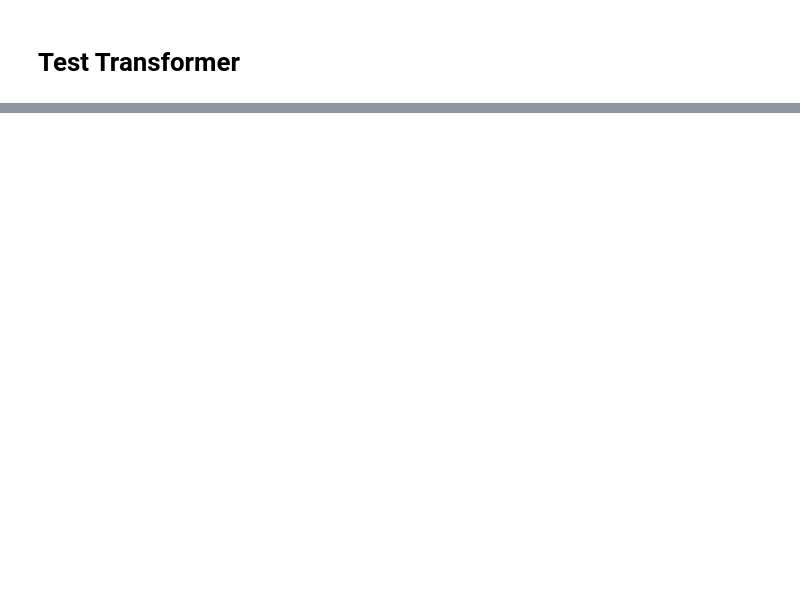
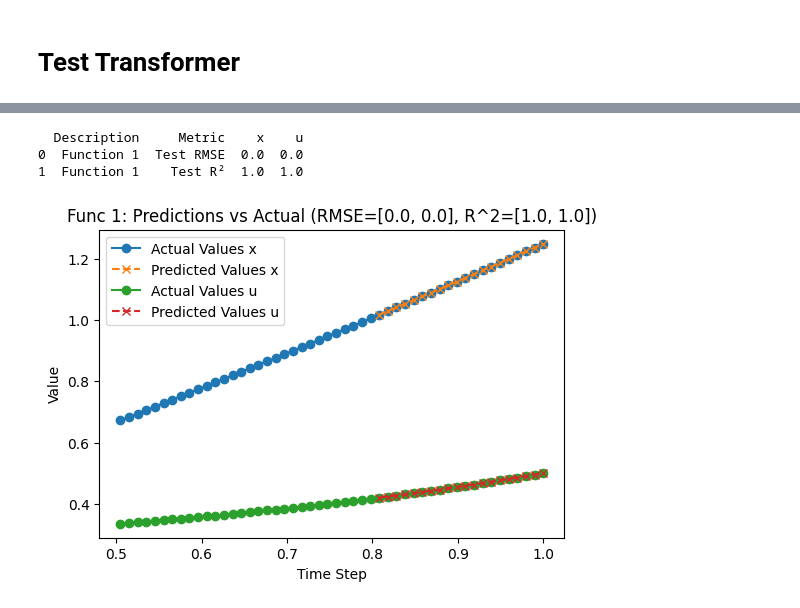
Before and after one commit to s-hallsworth/Transformer_Formulation, a Jupyter notebook: Optimal_Control_Toy/transformer2.ipynb, the cells around one changed output, grey strips where cells are left out. Saved outputs shown, nothing was run; the diff lists cells and outputs as text; code cells hidden in the pictures; blank space fills up the shorter version.

```diff
--- a/Optimal_Control_Toy/transformer2.ipynb
+++ b/Optimal_Control_Toy/transformer2.ipynb
@@ -129,9 +168,9 @@ print('x_train: ', x_train)
 # %%
 # Convert test and train data to tensors
-x_train_tensor = torch.tensor(x_train, dtype=torch.float32)
-y_train_tensor = torch.tensor(y_train, dtype=torch.float32)
-x_test_tensor = torch.tensor(x_test, dtype=torch.float32)
-y_test_tensor = torch.tensor(y_test, dtype=torch.float32)
+x_train_tensor = torch.tensor(x_train, dtype=torch.float32).transpose(1,2)
+y_train_tensor = torch.tensor(y_train, dtype=torch.float32).transpose(1,2)
+x_test_tensor = torch.tensor(x_test, dtype=torch.float32).transpose(1,2)
+y_test_tensor = torch.tensor(y_test, dtype=torch.float32).transpose(1,2)
 
 # Create TensorDatasets
 train_dataset = TensorDataset(x_train_tensor, y_train_tensor)
@@ -149,6 +193,7 @@ print('y test shape: ', y_test_tensor.shape)
 # %% [markdown]
 ## Set Transformer Parameters
 # %%
+
 # define transformer size
 d_model = 2                             # dimension of data 2 --> x,u
 num_heads = 2                           # number of attention heads for multihead attention
@@ -156,7 +201,8 @@ num_layers = 1                          # number of decoder layers
 d_ff = 5                               # size of feed forward neural network
 
 # define parameters
-max_seq_length = max(train_array.shape[2],test_array.shape[2])   # maximum sequence length
+max_seq_length = max(x_train_tensor.shape[2],x_test_tensor.shape[2])   # maximum sequence length
+print(max_seq_length)
 dropout = 0.1                           # dropout
 setups = train_array.shape[0]           # number of setups
 tgt_vocab_size = 5                     # for embedding but embedding not used
@@ -168,8 +216,8 @@ transformer = Decoder_Transformer(pred_length, setups, tgt_vocab_size, d_model,
 # %%
 # define parameters
 criterion = nn.MSELoss() #loss criteria
-optimizer = optim.Adam(transformer.parameters(), lr=0.0001, betas=(0.9, 0.98), eps=1e-9)
-EPOCH = 2
+optimizer = optim.Adam(transformer.parameters()) #, lr=0.0001, betas=(0.9, 0.98), eps=1e-9
+EPOCH = 10
 STOP_EARLY = True #false --> no early stopping
 stop_count = 200   # if the loss increases stop_count times in a row, stop early
 # %%
@@ -256,7 +328,7 @@ def plot_predictions_vs_actual(predictions, actual, title='Predictions vs Actual
         actual (tensor): actual values including x (inputs) and y (expected output)
         title (str, optional): Title of plot. Defaults to 'Predictions vs Actual'.
     """
-    plt.figure(figsize=(10, 6))
+    plt.figure(figsize=(6, 4))
 
     val=""
 
@@ -268,8 +340,8 @@ def plot_predictions_vs_actual(predictions, actual, title='Predictions vs Actual
 
         # print('actual: ',actual[:,i])
         # print('predicted: ',predictions[:,i])
-        plt.plot(test_time[0].squeeze(0), actual[:,i], '-o',label=f'Actual Values {val}')
-        plt.plot(test_time[0,:,actual.shape[0]-predictions.shape[0]:].squeeze(0),predictions[:,i],'--x', label=f'Predicted Values {val}')
+        plt.plot(test_time[0], actual[:,i], '-o',label=f'Actual Values {val}')
+        plt.plot(test_time[0,actual.shape[0]-predictions.shape[0]:],predictions[:,i],'--x', label=f'Predicted Values {val}')
     plt.title(title)
     plt.xlabel('Time Step')
     plt.ylabel('Value')
@@ -308,9 +380,15 @@ def rmse_r2(predictions, actual, description ):
 # %%
 #Metrics function 1
 test_array_tensor = torch.tensor(test_array, dtype=torch.float32)
+#print(val_outputs[0])
 #print('full test sequence',test_array_tensor)
 
 rmse, r_squared = rmse_r2(val_outputs[0].squeeze(0),y_test_tensor.transpose(1,2)[0,:,:], 'Function 1')
-plot_predictions_vs_actual(val_outputs[0].squeeze(0),test_array_tensor.transpose(1,2)[0,:,:], f'Func 1: Predictions vs Actual (RMSE={rmse}, R^2={r_squared})')
+plot_predictions_vs_actual(val_outputs[0].squeeze(0),test_array_tensor[0,:,:], f'Func 1: Predictions vs Actual (RMSE={rmse}, R^2={r_squared})')
+# %% [output]
+  Description     Metric    x    u
+0  Function 1  Test RMSE  0.0  0.0
+1  Function 1    Test R²  1.0  1.0
+[figure, added]
 # %%
 #Metrics function 2
```
Also changed, not shown: parts of 12 cells of this notebook, 1 other file.
